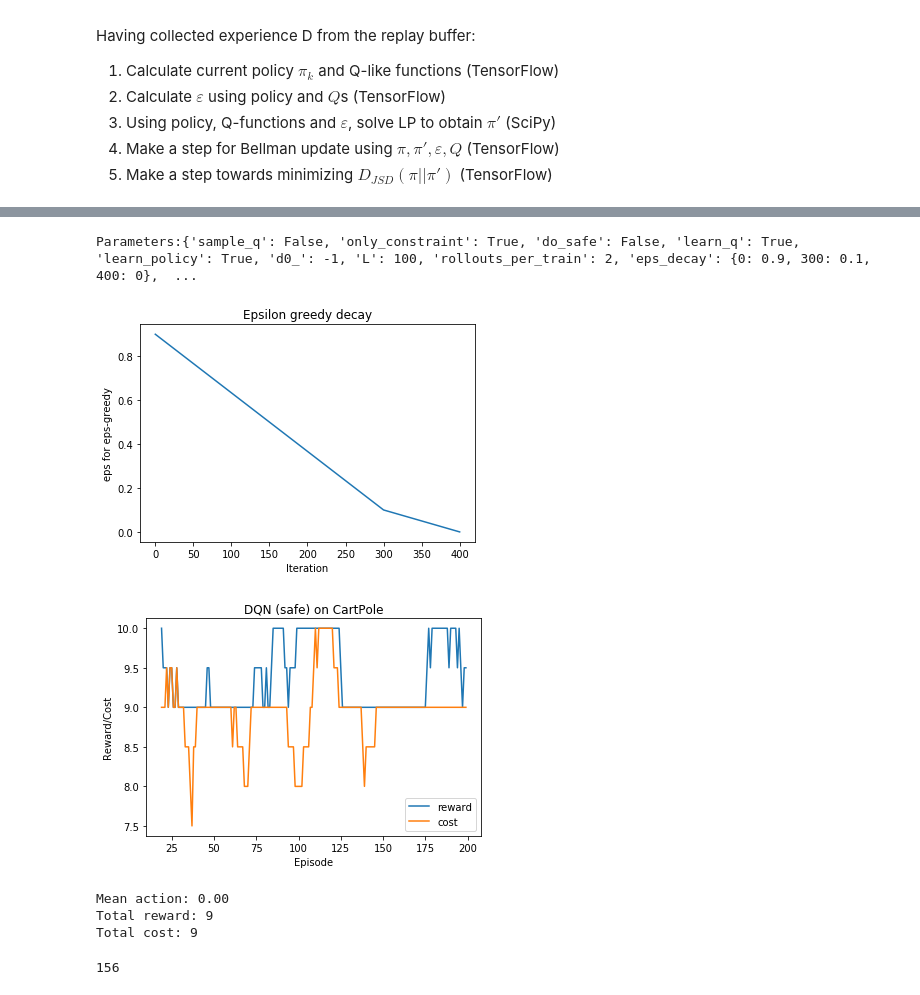
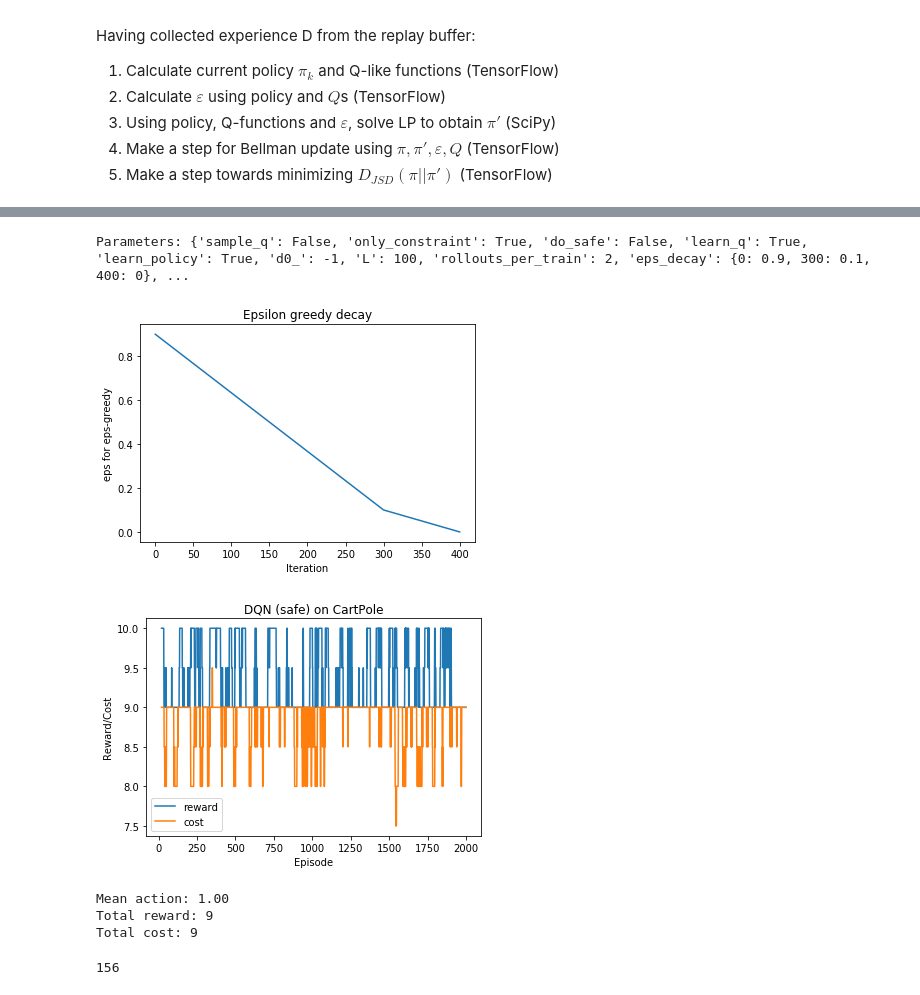
Before and after one commit to sergeivolodin/SafeContinuousStateRL, a Jupyter notebook: cartpole_safety_sdqn.ipynb, the cells around one changed output, grey strips where cells are left out. Saved outputs shown, nothing was run; the diff lists cells and outputs as text; code cells hidden in the pictures.

```diff
--- a/cartpole_safety_sdqn.ipynb
+++ b/cartpole_safety_sdqn.ipynb
@@ -371,27 +44,2 @@ def init_agent():
-# %%
-def learning_iterations(iterations, eps_decay, rollouts_per_train, L = 100, d0_ = 1000, learn_policy = True,
-                        learn_q = True, do_safe = False, only_constraint = True, sample_q = False):
-    """ Learn with parameters """
-
-    print('Parameters:' + str(locals()))
-    plot_decay(eps_decay)
-
-    r, c = [], []
-    for i in tqdm(range(iterations)):
-        # obtaining current epsilon for exploration
-        eps = get_current_eps(eps_decay, i)
-
-        # obtaining rollout
-        for i in range(rollouts_per_train):
-            sarsnc = get_rollout(eps = eps, sample_q = sample_q)
-            _, _, R, _, _, C = zip(*sarsnc)
-            r.append(np.sum(R))
-            c.append(np.sum(C))
-
-        # training the agent
-        train_step(L = L, d0_ = d0_, learn_policy = learn_policy, learn_q = learn_q, do_safe = do_safe,
-                   only_constraint = only_constraint)
-    plot_performance(r, c)
-    print_info(get_rollout())
 # %%
 init_agent()
@@ -398,10 +53,10 @@ init_agent()
 # %%
-learning_iterations(100, eps_decay, 2, L = 100, d0_ = -1, learn_policy = True, learn_q = True, do_safe = False,
+learning_iterations(1000, eps_decay, 2, L = 100, d0_ = -1, learn_policy = True, learn_q = True, do_safe = False,
                    only_constraint = True, sample_q = False)
 # %% [output]
-Parameters:{'sample_q': False, 'only_constraint': True, 'do_safe': False, 'learn_q': True, 'learn_policy': True, 'd0_': -1, 'L': 100, 'rollouts_per_train': 2, 'eps_decay': {0: 0.9, 300: 0.1, 400: 0},  ...
+Parameters: {'sample_q': False, 'only_constraint': True, 'do_safe': False, 'learn_q': True, 'learn_policy': True, 'd0_': -1, 'L': 100, 'rollouts_per_train': 2, 'eps_decay': {0: 0.9, 300: 0.1, 400: 0}, ...
 [figure]
-[figure, old version]
+[figure, new version]
-Mean action: 0.00
+Mean action: 1.00
 Total reward: 9
 Total cost: 9
```
Also changed, not shown: parts of 17 cells of this notebook, 1 other file.
